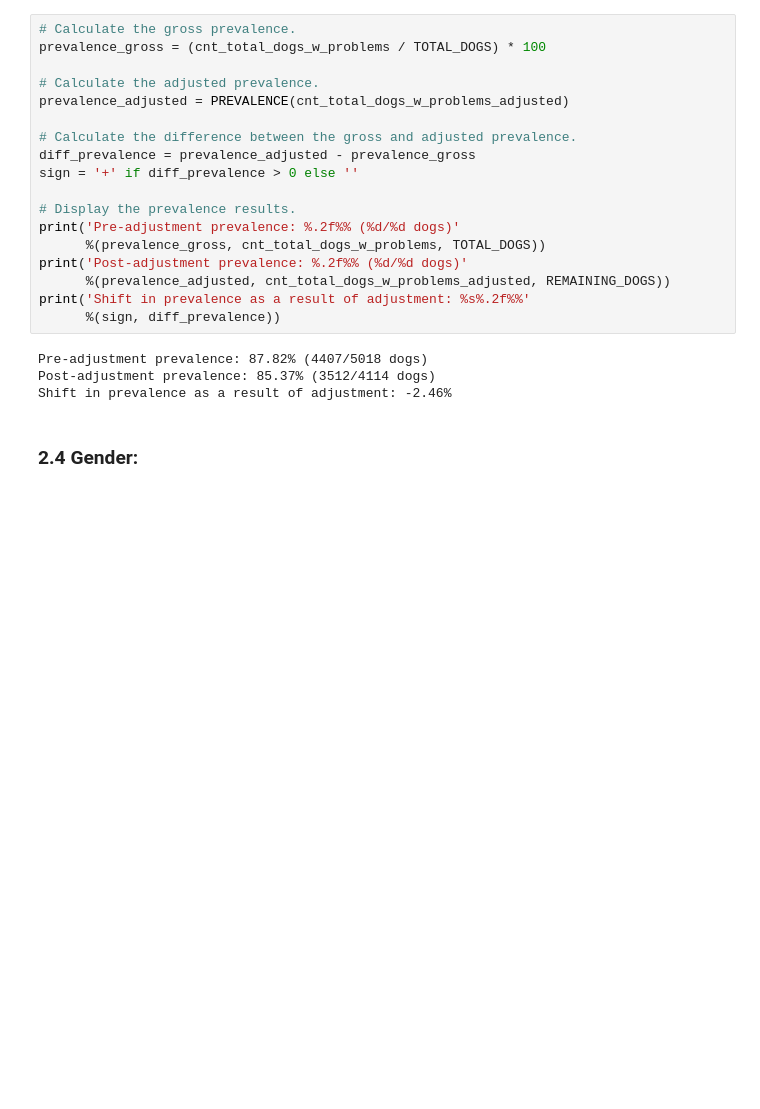
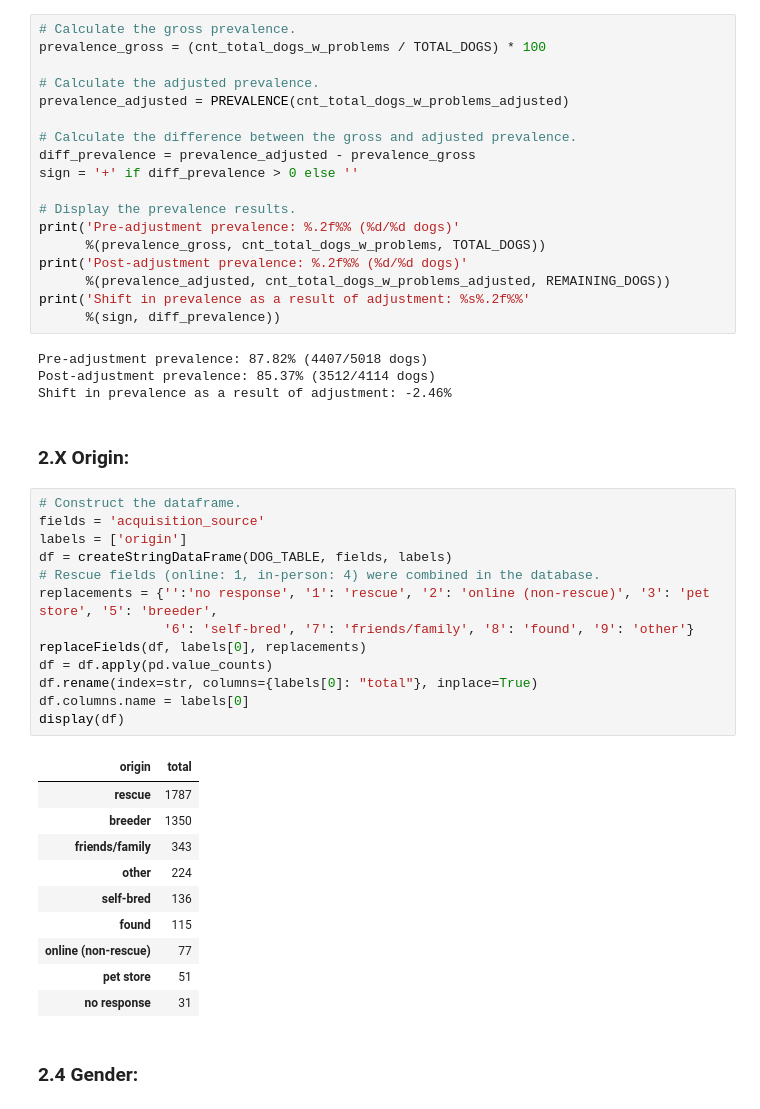
Before and after one commit to iandinwoodie/pdbs-study-1, a Jupyter notebook: notebooks/1.0-ird-pdbs-analysis-notebook.ipynb, the cells around one changed output. Cells and saved outputs as stored; diff of their text form; blank space fills up the shorter version.

Commit message:
Added acquisition source counts

```diff
--- a/notebooks/1.0-ird-pdbs-analysis-notebook.ipynb
+++ b/notebooks/1.0-ird-pdbs-analysis-notebook.ipynb
@@ -329,6 +329,32 @@ print('Shift in prevalence as a result of adjustment: %s%.2f%%'
 Pre-adjustment prevalence: 87.82% (4407/5018 dogs)
 Post-adjustment prevalence: 85.37% (3512/4114 dogs)
 Shift in prevalence as a result of adjustment: -2.46%
+# %% [markdown]
+### 2.X Origin:
+# %%
+# Construct the dataframe.
+fields = 'acquisition_source'
+labels = ['origin']
+df = createStringDataFrame(DOG_TABLE, fields, labels)
+# Rescue fields (online: 1, in-person: 4) were combined in the database.
+replacements = {'':'no response', '1': 'rescue', '2': 'online (non-rescue)', '3': 'pet store', '5': 'breeder',
+                '6': 'self-bred', '7': 'friends/family', '8': 'found', '9': 'other'}
+replaceFields(df, labels[0], replacements)
+df = df.apply(pd.value_counts)
+df.rename(index=str, columns={labels[0]: "total"}, inplace=True)
+df.columns.name = labels[0]
+display(df)
+# %% [output]
+| origin | total |
+| rescue | 1787 |
+| breeder | 1350 |
+| friends/family | 343 |
+| other | 224 |
+| self-bred | 136 |
+| found | 115 |
+| online (non-rescue) | 77 |
+| pet store | 51 |
+| no response | 31 |
 # %% [markdown]
 ### 2.4 Gender:
 # %%
```
Also changed, not shown: parts of 1 cell of this notebook, 1 other file.
